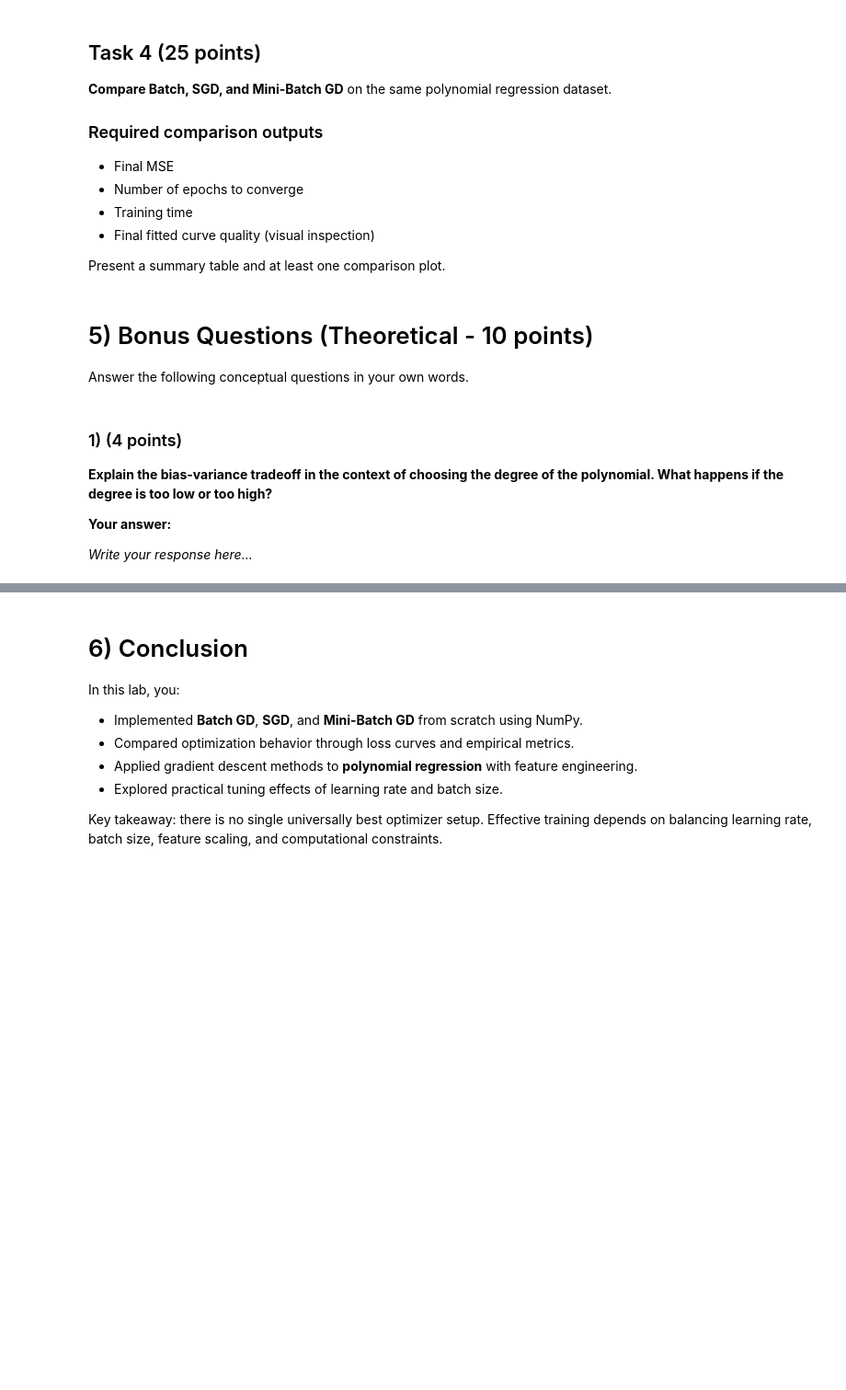
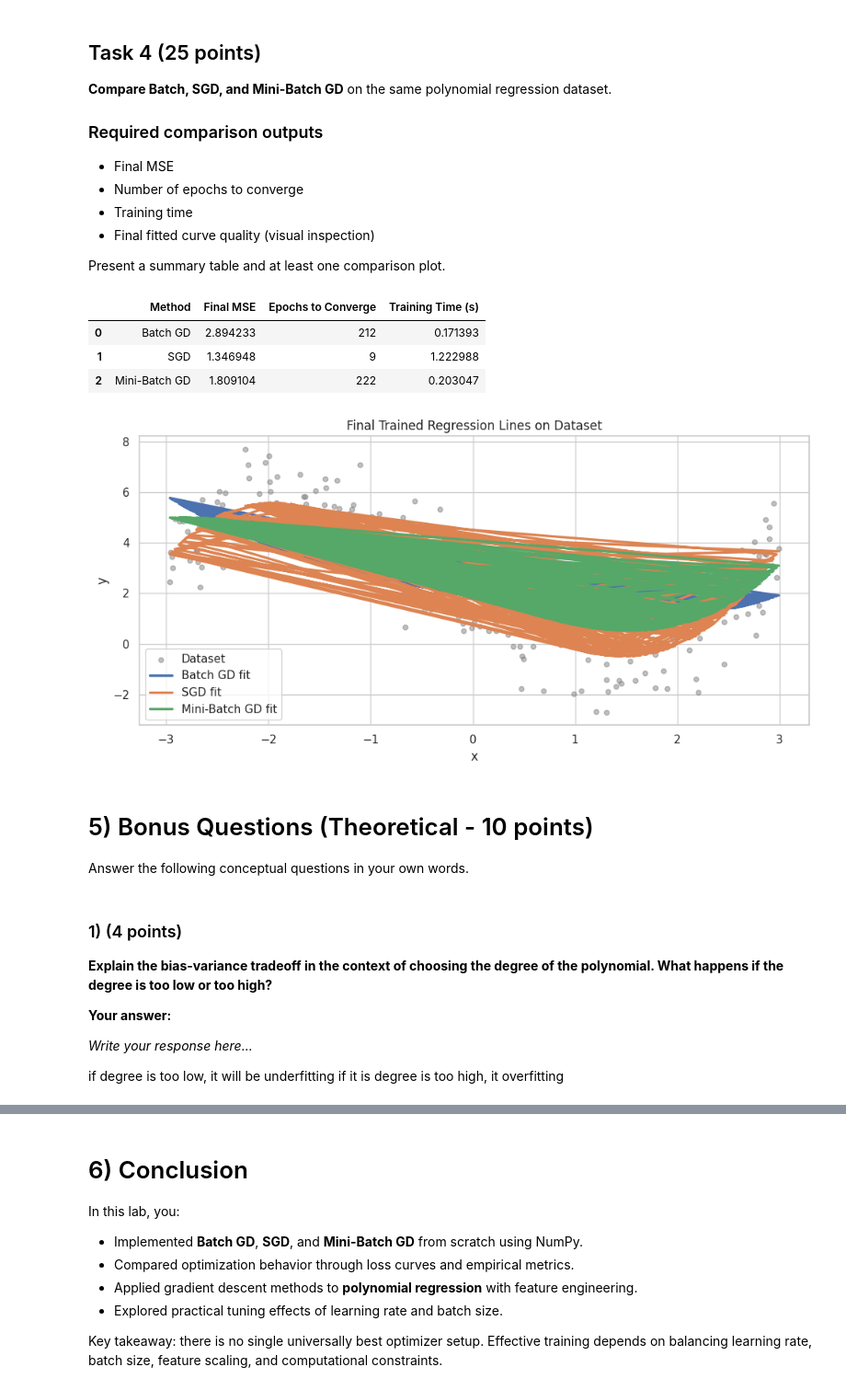
Before and after one commit to Sultonmahmudov/week1-lab201, a Jupyter notebook: Gradient_Descent_and_Polynomial_Regression_Lab.ipynb, the cells around one changed output, grey strips where cells are left out. Shown at 92% size. Cells and saved outputs as stored; diff of their text form; code cells hidden in the pictures; blank space fills up the shorter version.

```diff
--- a/Gradient_Descent_and_Polynomial_Regression_Lab.ipynb
+++ b/Gradient_Descent_and_Polynomial_Regression_Lab.ipynb
@@ -502,25 +611,56 @@ Present a summary table and at least one comparison plot.
 # %%
 # -----------------------------
 # Task 4 starter template
 # -----------------------------
 # TODO: Use one shared dataset and preprocessing.
 # X_t4, y_t4 = ...
 
 task4_models = {
-    "Batch GD": GradientDescentRegressor(method="batch", lr=..., epochs=...),
-    "SGD": GradientDescentRegressor(method="sgd", lr=..., epochs=...),
-    "Mini-Batch GD": GradientDescentRegressor(method="mini-batch", lr=..., epochs=..., batch_size=...)
+    "Batch GD": GradientDescentRegressor(method="batch", lr=0.01, epochs=250),
+    "SGD": GradientDescentRegressor(method="sgd", lr=0.01, epochs=250),
+    "Mini-Batch GD": GradientDescentRegressor(method="mini-batch", lr=0.01, epochs=250, batch_size=64)
 }
 
 task4_rows = []
 for name, model in task4_models.items():
-    pass
+    model.fit(X_t3, y_t3)
+    y_pred = model.predict(X_t3)
+    task4_rows.append({
+        "Method": name,
+        "Final MSE": mean_squared_error(y_t3, y_pred),
+        "Epochs to Converge": next((i + 1 for i, l in enumerate(model.loss_history) if l <= 1.05 * model.loss_history[-1]), model.epochs),
+        "Training Time (s)": model.training_time
+    })
+
+task4_results = pd.DataFrame(task4_rows)
+display(task4_results)
 
 # TODO: Build summary table and visualization.
+
 # summary_df = pd.DataFrame(task4_rows)
 # display(summary_df)
 
 # TODO: Plot fitted curves on the same graph for qualitative comparison.
+
+plt.figure(figsize=(10, 5))
+plt.scatter(x_t1, y_t1, alpha=0.5, s=22, color="gray", label="Dataset")
+for name, model in task4_models.items():
+    y_pred = model.predict(X_t3)
+    plt.plot(x_t1, y_pred, linewidth=2.4, label=f"{name} fit")
+    pass
+
+plt.title("Final Trained Regression Lines on Dataset")
+plt.xlabel("x")
+plt.ylabel("y")
+plt.legend()
+plt.tight_layout()
+plt.show()
+# %% [output]
+|  | Method | Final MSE | Epochs to Converge | Training Time (s) |
+| 0 | Batch GD | 2.894233 | 212 | 0.171393 |
+| 1 | SGD | 1.346948 | 9 | 1.222988 |
+| 2 | Mini-Batch GD | 1.809104 | 222 | 0.203047 |
+[figure, added]
 # %% [markdown]
 # 5) Bonus Questions (Theoretical - 10 points)
 
@@ -532,6 +672,9 @@ Answer the following conceptual questions in your own words.
 **Your answer:**
 
 _Write your response here..._
+
+if degree is too low, it will be underfitting
+if it is degree is too high, it overfitting
 # %% [markdown]
 ### 2) (3 points)
 **Why does Stochastic Gradient Descent have higher variance in parameter updates compared to Batch Gradient Descent? How does Mini-Batch GD try to balance this?**
```
Also changed, not shown: parts of 6 cells of this notebook.
